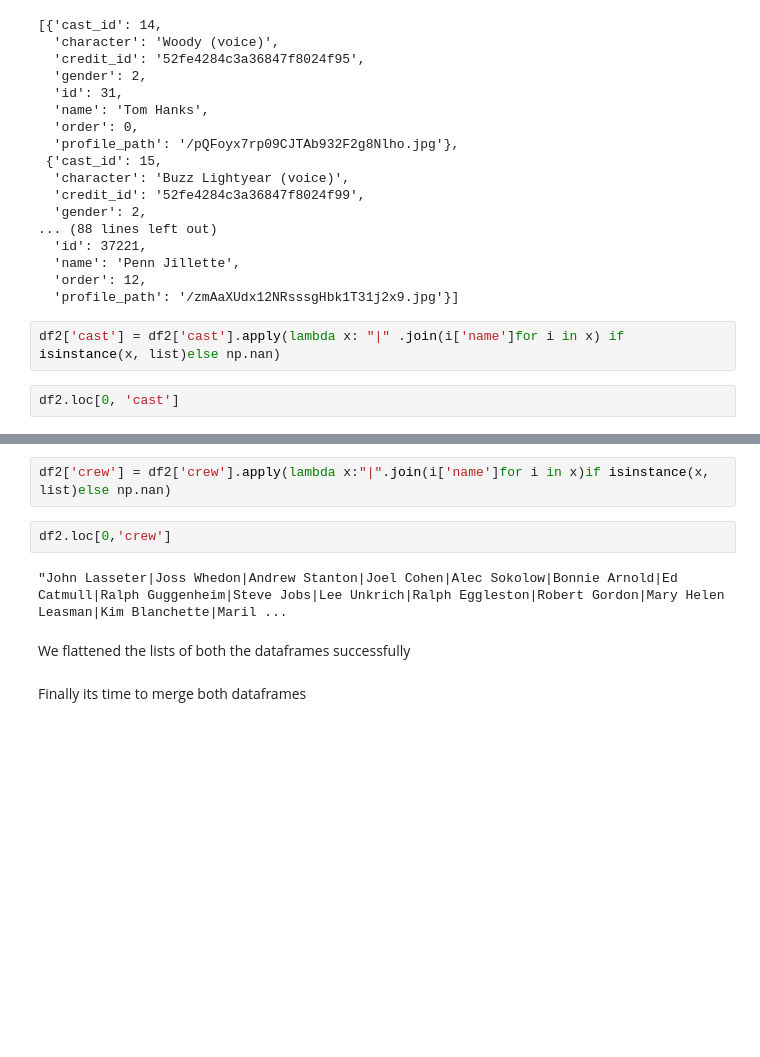
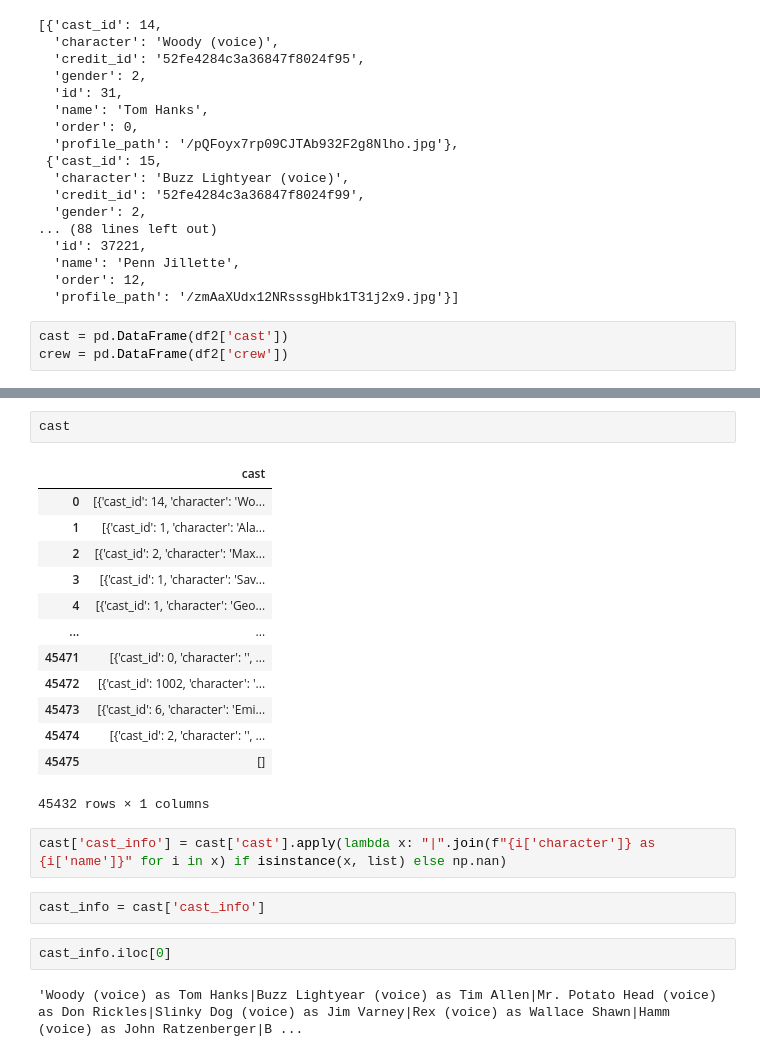
Before and after one commit to AmeyDande/pandas-movie-analysis, a Jupyter notebook: notebook/movies-analysis.ipynb, the cells around one changed output, grey strips where cells are left out. Saved outputs shown, nothing was run; the diff lists cells and outputs as text; blank space fills up the shorter version.

Commit message:
We can now identify which character is played by which actor

```diff
--- a/notebook/movies-analysis.ipynb
+++ b/notebook/movies-analysis.ipynb
@@ -444,7 +444,6 @@ df2.loc[0, 'cast']
   'name': 'Penn Jillette',
   'order': 12,
   'profile_path': '/zmAaXUdx12NRsssgHbk1T31j2x9.jpg'}]
-# %%
-df2['cast'] = df2['cast'].apply(lambda x: "|" .join(i['name']for i in x) if isinstance(x, list)else np.nan)
 # %%
-df2.loc[0, 'cast']
+cast = pd.DataFrame(df2['cast'])
+crew = pd.DataFrame(df2['crew'])
@@ -473,10 +450,24 @@ df2.loc[0,'crew']
-# %%
-df2['crew'] = df2['crew'].apply(lambda x:"|".join(i['name']for i in x)if isinstance(x, list)else np.nan)
-# %%
-df2.loc[0,'crew']
-# %% [output]
-"John Lasseter|Joss Whedon|Andrew Stanton|Joel Cohen|Alec Sokolow|Bonnie Arnold|Ed Catmull|Ralph Guggenheim|Steve Jobs|Lee Unkrich|Ralph Eggleston|Robert Gordon|Mary Helen Leasman|Kim Blanchette|Maril ...
-# %% [markdown]
-We flattened the lists of both the dataframes successfully
-# %% [markdown]
-Finally its time to merge both dataframes
+# %%
+cast
+# %% [output]
+|  | cast |
+| 0 | [{'cast_id': 14, 'character': 'Wo... |
+| 1 | [{'cast_id': 1, 'character': 'Ala... |
+| 2 | [{'cast_id': 2, 'character': 'Max... |
+| 3 | [{'cast_id': 1, 'character': 'Sav... |
+| 4 | [{'cast_id': 1, 'character': 'Geo... |
+| ... | ... |
+| 45471 | [{'cast_id': 0, 'character': '', ... |
+| 45472 | [{'cast_id': 1002, 'character': '... |
+| 45473 | [{'cast_id': 6, 'character': 'Emi... |
+| 45474 | [{'cast_id': 2, 'character': '', ... |
+| 45475 | [] |
+45432 rows × 1 columns
+# %%
+cast['cast_info'] = cast['cast'].apply(lambda x: "|".join(f"{i['character']} as {i['name']}" for i in x) if isinstance(x, list) else np.nan)
+# %%
+cast_info = cast['cast_info']
+# %%
+cast_info.iloc[0]
+# %% [output]
+'Woody (voice) as Tom Hanks|Buzz Lightyear (voice) as Tim Allen|Mr. Potato Head (voice) as Don Rickles|Slinky Dog (voice) as Jim Varney|Rex (voice) as Wallace Shawn|Hamm (voice) as John Ratzenberger|B ...
```
Also changed, not shown: parts of 5 cells of this notebook.
